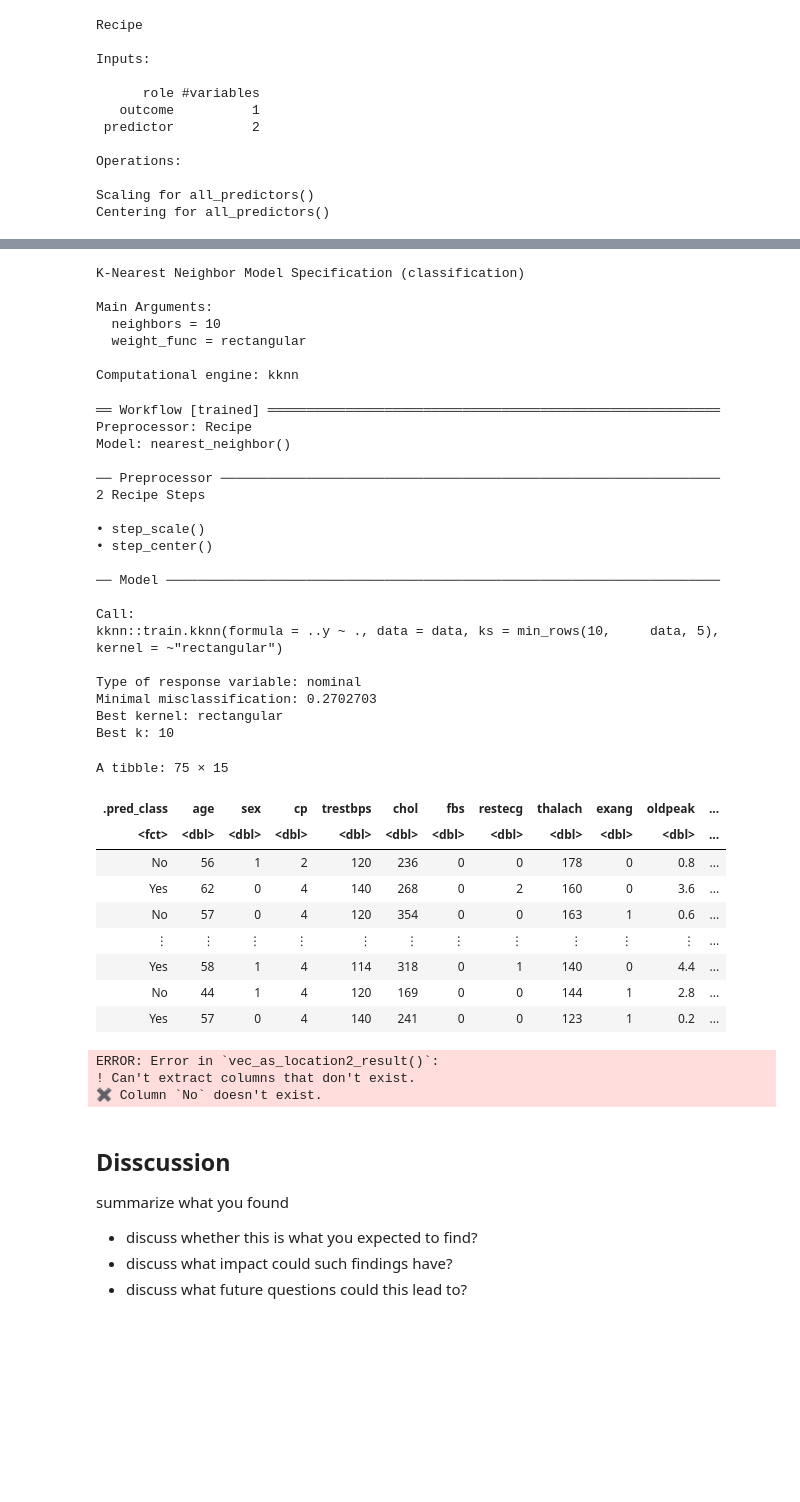
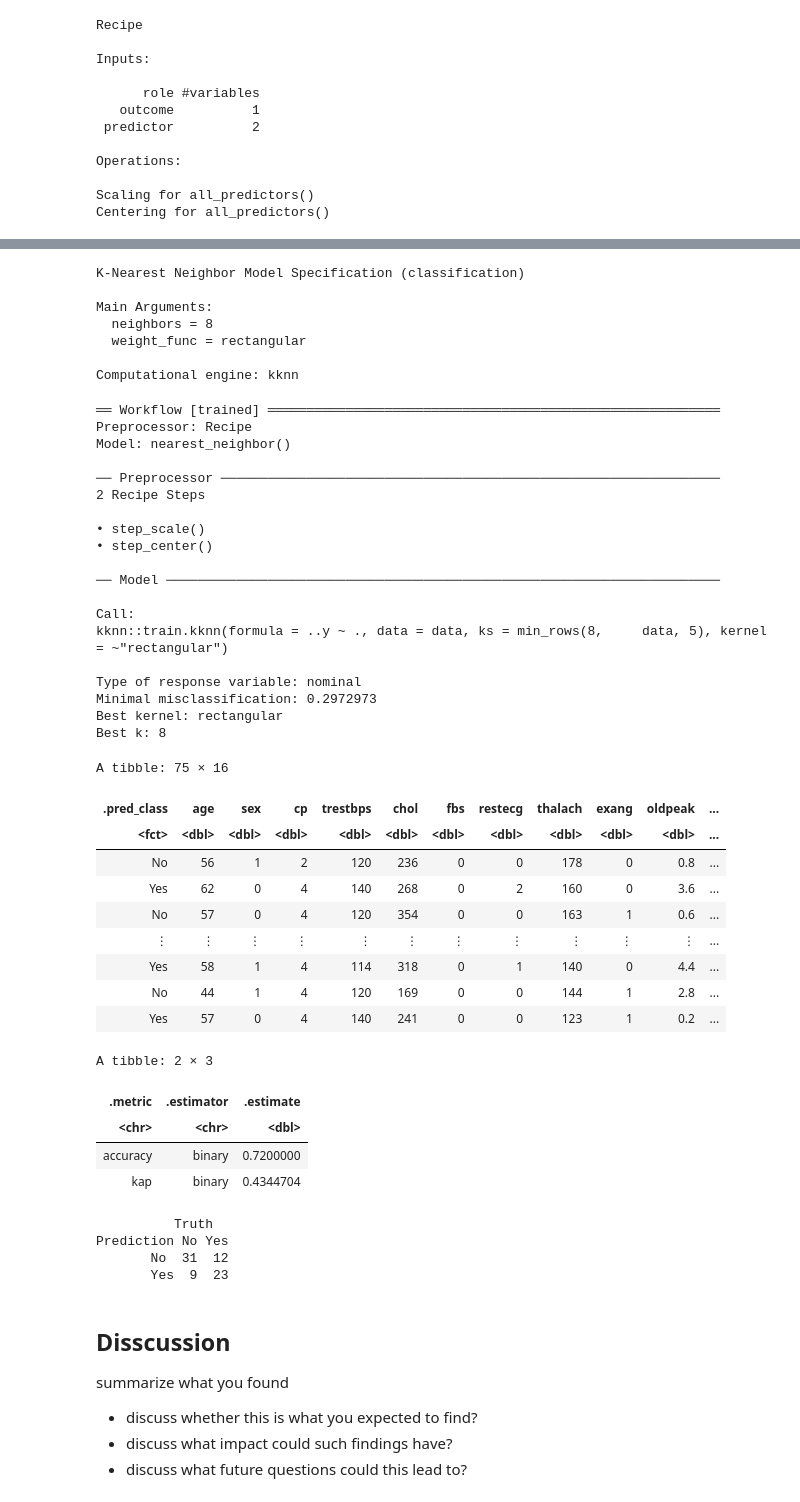
Before and after one commit to acorni02/dsci-100-2022w1-group-4, a Jupyter notebook: group_project_report.ipynb, the cells around one changed output, grey strips where cells are left out. Cells and saved outputs as stored; diff of their text form; code cells hidden in the pictures; blank space fills up the shorter version.

Commit message:
fixed the metrics function

```diff
--- a/group_project_report.ipynb
+++ b/group_project_report.ipynb
@@ -228,6 +247,6 @@ A tibble: 25 × 7
 # %%
 #we can infer that k= 16 gives us the greatest accuracy
-knn_spec2<-nearest_neighbor(weight_func="rectangular", neighbors= 10)|>
+knn_spec2<-nearest_neighbor(weight_func="rectangular", neighbors= 8)|>
 set_engine("kknn")|>
 set_mode("classification")
 knn_spec2
@@ -242,49 +261,59 @@ heart_predictions<-predict(heart_fit, heart_disease_testing)|>
 bind_cols(heart_disease_testing)
 heart_predictions
 
-heart_metrics<-heart_predictions|>
-metrics(truth= "No", esitimate=.pred_class)
-heart_metrics
+heart_prediction_accuracy <- heart_predictions |>
+                        metrics(truth = num_edited, estimate = .pred_class)
+heart_prediction_accuracy
+
+heart_mat <- heart_predictions |>
+            conf_mat(truth = num_edited, estimate = .pred_class)
+heart_mat
 # %% [output]
 K-Nearest Neighbor Model Specification (classification)
 
 Main Arguments:
-  neighbors = 10
+  neighbors = 8
   weight_func = rectangular
 
 Computational engine: kknn
 ══ Workflow [trained] ══════════════════════════════════════════════════════════
 Preprocessor: Recipe
 Model: nearest_neighbor()
 
 ── Preprocessor ────────────────────────────────────────────────────────────────
 2 Recipe Steps
 
 • step_scale()
 • step_center()
 
 ── Model ───────────────────────────────────────────────────────────────────────
 
 Call:
-kknn::train.kknn(formula = ..y ~ ., data = data, ks = min_rows(10,     data, 5), kernel = ~"rectangular")
+kknn::train.kknn(formula = ..y ~ ., data = data, ks = min_rows(8,     data, 5), kernel = ~"rectangular")
 
 Type of response variable: nominal
-Minimal misclassification: 0.2702703
+Minimal misclassification: 0.2972973
 Best kernel: rectangular
-Best k: 10
+Best k: 8
-A tibble: 75 × 15
+A tibble: 75 × 16
 | .pred_class | age | sex | cp | trestbps | chol | fbs | restecg | thalach | exang | oldpeak | ... |
 | <fct> | <dbl> | <dbl> | <dbl> | <dbl> | <dbl> | <dbl> | <dbl> | <dbl> | <dbl> | <dbl> | ... |
 | No | 56 | 1 | 2 | 120 | 236 | 0 | 0 | 178 | 0 | 0.8 | ... |
 | Yes | 62 | 0 | 4 | 140 | 268 | 0 | 2 | 160 | 0 | 3.6 | ... |
 | No | 57 | 0 | 4 | 120 | 354 | 0 | 0 | 163 | 1 | 0.6 | ... |
 | ⋮ | ⋮ | ⋮ | ⋮ | ⋮ | ⋮ | ⋮ | ⋮ | ⋮ | ⋮ | ⋮ | ... |
 | Yes | 58 | 1 | 4 | 114 | 318 | 0 | 1 | 140 | 0 | 4.4 | ... |
 | No | 44 | 1 | 4 | 120 | 169 | 0 | 0 | 144 | 1 | 2.8 | ... |
 | Yes | 57 | 0 | 4 | 140 | 241 | 0 | 0 | 123 | 1 | 0.2 | ... |
-ERROR: Error in `vec_as_location2_result()`:
-! Can't extract columns that don't exist.
-✖ Column `No` doesn't exist.
+A tibble: 2 × 3
+| .metric | .estimator | .estimate |
+| <chr> | <chr> | <dbl> |
+| accuracy | binary | 0.7200000 |
+| kap | binary | 0.4344704 |
+          Truth
+Prediction No Yes
+       No  31  12
+       Yes  9  23
 # %% [markdown]
 Disscussion
 -
```
Also changed, not shown: parts of 3 cells of this notebook.
